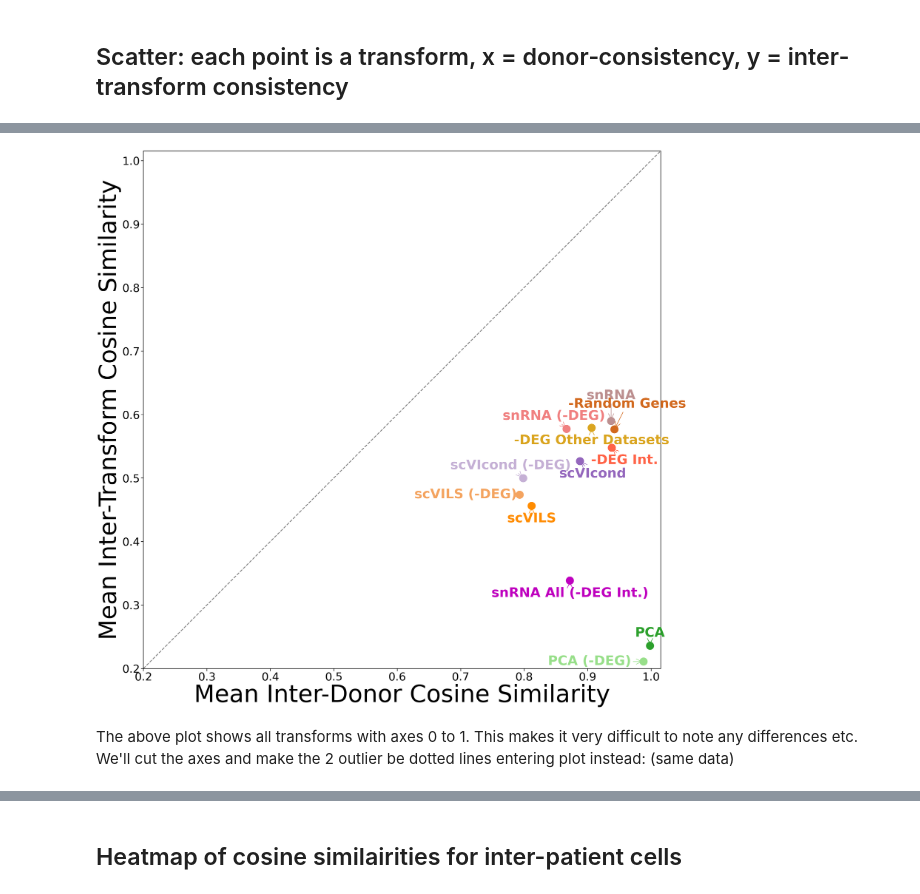
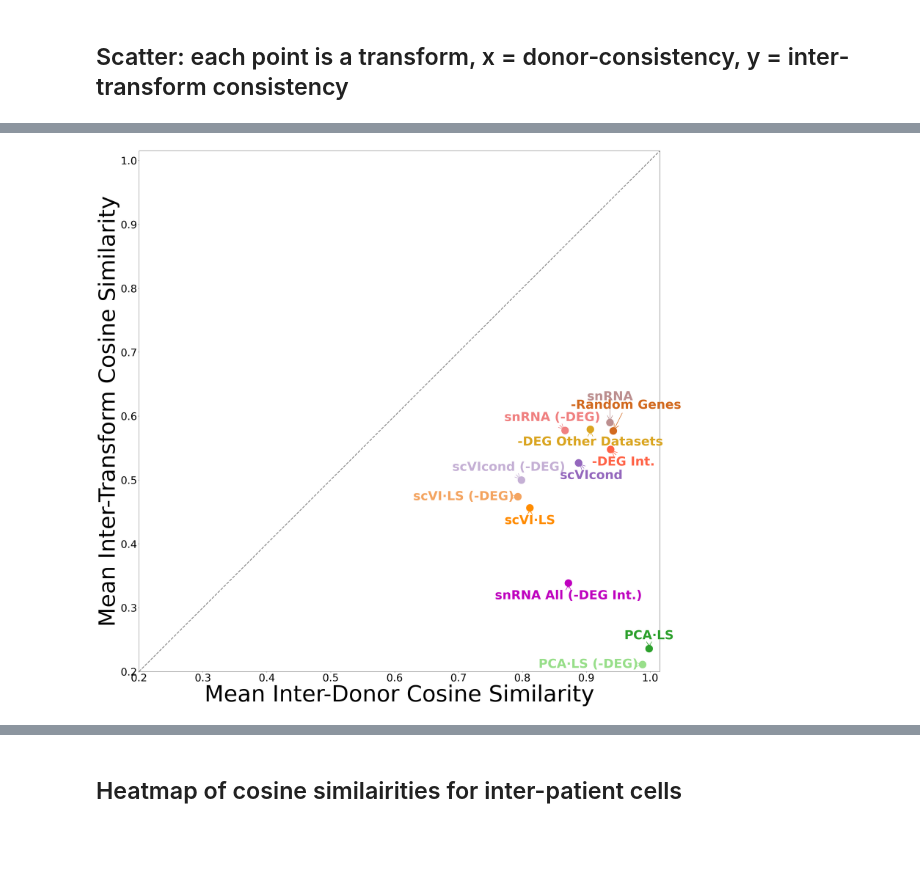
Before and after one commit to ivichadriana/deconvolution_sc_sn_comparison, a Jupyter notebook: notebooks/results_perdonor_Scaden.ipynb, the cells around one changed output, grey strips where cells are left out. Cells and saved outputs as stored; diff of their text form; code cells hidden in the pictures; blank space fills up the shorter version.

```diff
--- a/notebooks/results_perdonor_Scaden.ipynb
+++ b/notebooks/results_perdonor_Scaden.ipynb
@@ -294,10 +294,10 @@ if method == "BayesPrism":
         "-DEG Int.": (0, 0.02),
         "-DEG Other Datasets": (0, -0.01),
         "-Random Genes": (-0.02, -0.02),
-        "PCA": (-0.02, 0.02),
-        "PCA (-DEG)": (0, 0),
-        "scVILS": (0, 0.02),
-        "scVILS (-DEG)": (-0.02, -0.02),
+        "PCA·LS": (-0.02, 0.02),
+        "PCA·LS (-DEG)": (0, 0),
+        "scVI·LS": (0, 0.02),
+        "scVI·LS (-DEG)": (-0.02, -0.02),
         "scVIcond": (0.02, -0.02),
         "scVIcond (-DEG)": (-0.02, 0.02),
         "snRNA All (-DEG Int.)": (0, 0),
@@ -310,10 +310,10 @@ elif method == "SCDC":
         "-DEG Int.": (0, 0.02),
         "-DEG Other Datasets": (0, -0.01),
         "-Random Genes": (0.02, 0.02),
-        "PCA": (-0.02, 0.02),
-        "PCA (-DEG)": (0, 0),
-        "scVILS": (0, 0.02),
-        "scVILS (-DEG)": (-0.02, -0.02),
+        "PCA·LS": (-0.02, 0.02),
+        "PCA·LS (-DEG)": (0, 0),
+        "scVI·LS": (0, 0.02),
+        "scVI·LS (-DEG)": (-0.02, -0.02),
         "scVIcond": (0.02, -0.02),
         "scVIcond (-DEG)": (-0.02, 0.02),
         "snRNA All (-DEG Int.)": (0, 0),
@@ -326,10 +326,10 @@ elif method == "SCADEN":
         "-DEG Int.": (0.02, -0.02),
         "-DEG Other Datasets": (0, -0.02),
         "-Random Genes": (0.02, 0.04),
-        "PCA": (0, 0.02),
-        "PCA (-DEG)": (-0.085, 0),
-        "scVILS": (0, -0.02),
-        "scVILS (-DEG)": (-0.085, 0),
+        "PCA·LS": (0, 0.02),
+        "PCA·LS (-DEG)": (-0.085, 0),
+        "scVI·LS": (0, -0.02),
+        "scVI·LS (-DEG)": (-0.085, 0),
         "scVIcond": (0.02, -0.02),
         "scVIcond (-DEG)": (-0.02, 0.02),
         "snRNA All (-DEG Int.)": (0, -0.02),
@@ -352,33 +352,31 @@ ax = sns.scatterplot(
 for _, row in df_scatter.iterrows():
     label = row["Display"]
     x, y = row["DonorSim"], row["TransSim"]
     dx, dy = text_offsets.get(label, (0.05, 0.05))  # fallback offset
 
     ax.annotate(
         label,
         xy=(x, y),  # point coordinates
         xytext=(x + dx, y + dy),  # label coordinates
         textcoords="data",
         ha="center",
         va="center",
         fontsize=48,
         color=display_palette[label],
         weight="bold",
         arrowprops=dict(
             arrowstyle="->", color=display_palette[label], lw=2, shrinkA=5, shrinkB=5
         ),
     )
 
 ax.set_aspect("equal", adjustable="box")
 ax.plot(val_plot_1, val_plot_2, "--", linewidth=3, color="gray")
 ax.set_xlabel("Mean Inter-Donor Cosine Similarity", fontsize=86)
 ax.set_ylabel("Mean Inter-Transform Cosine Similarity", fontsize=86)
 ax.tick_params(axis="both", which="major", labelsize=40)
 ax.set_ylim(val_plot_1)
 ax.set_xlim(val_plot_2)
 plt.tight_layout()
 plt.show()
 # %% [output]
-[figure, old version]
+[figure, new version]
-# %% [markdown]
-The above plot shows all transforms with axes 0 to 1. This makes it very difficult to note any differences etc. We'll cut the axes and make the 2 outlier be dotted lines entering plot instead: (same data)
```
Also changed, not shown: parts of 6 cells of this notebook, 1 other file.
